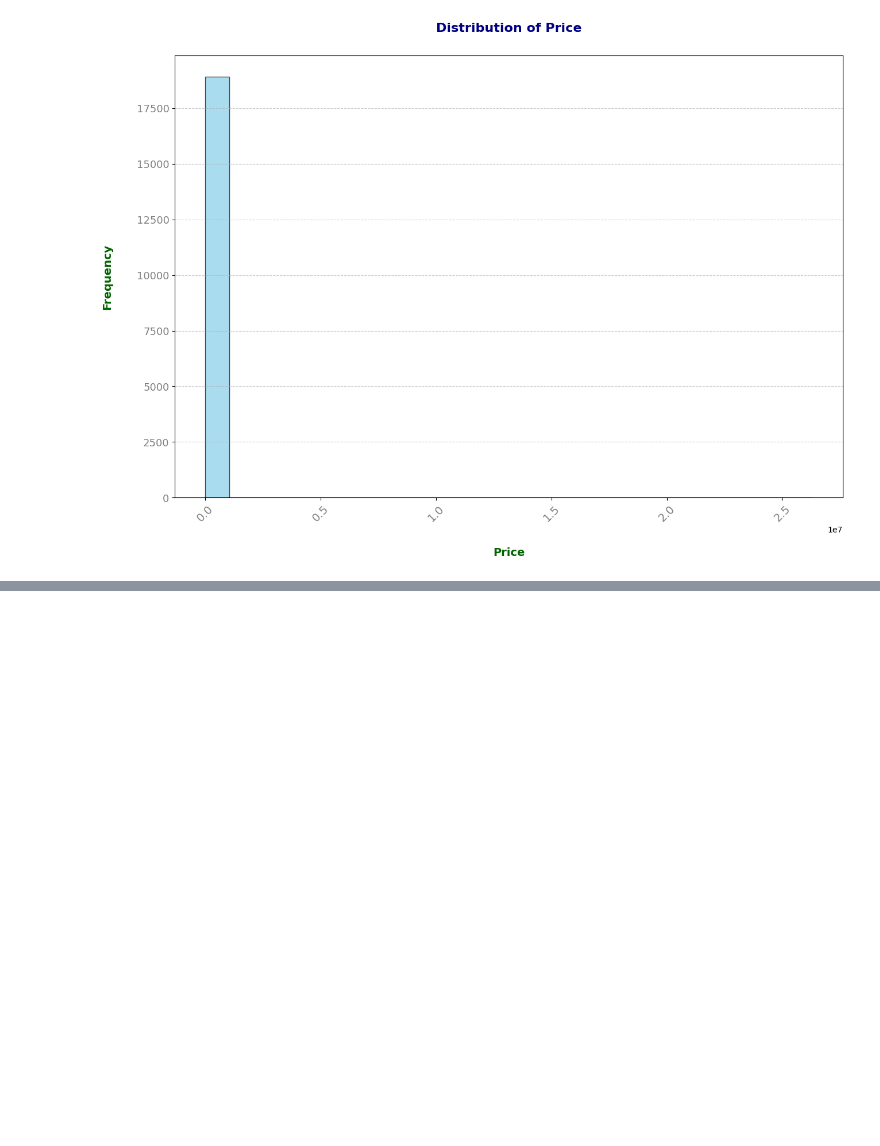
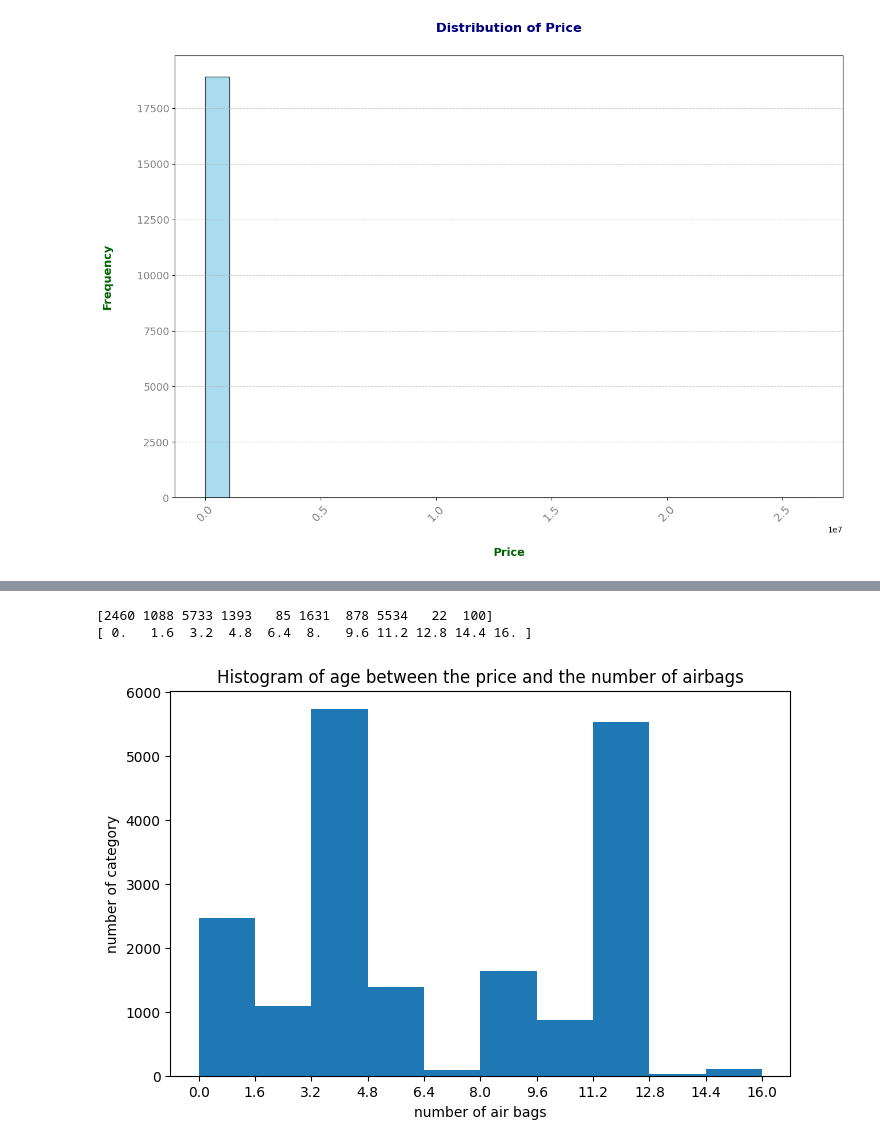
Before and after one commit to MounirReda/DV-Car-Price-Prediction-, a Jupyter notebook: dv-car-price-prediction.ipynb, the cells around one changed output, grey strips where cells are left out. Cells and saved outputs as stored; diff of their text form; code cells hidden in the pictures; blank space fills up the shorter version.

```diff
--- a/dv-car-price-prediction.ipynb
+++ b/dv-car-price-prediction.ipynb
@@ -227,0 +309,18 @@ plt.show()
+# %%
+count, bin_edges = np.histogram(car_df['Airbags'])
+" "
+print(count)
+print(bin_edges)
+# %% [output]
+[2460 1088 5733 1393   85 1631  878 5534   22  100]
+[ 0.   1.6  3.2  4.8  6.4  8.   9.6 11.2 12.8 14.4 16. ]
+# %%
+car_df['Airbags'].plot(kind='hist', figsize=(8, 5), xticks=bin_edges)
+
+plt.title('Histogram of age between the price and the number of airbags') # add a title to the histogram
+plt.ylabel('number of category') # add y-label
+plt.xlabel('number of air bags') # add x-label
+
+plt.show()
+# %% [output]
+[figure, added]
```
Also changed, not shown: parts of 9 cells of this notebook.
